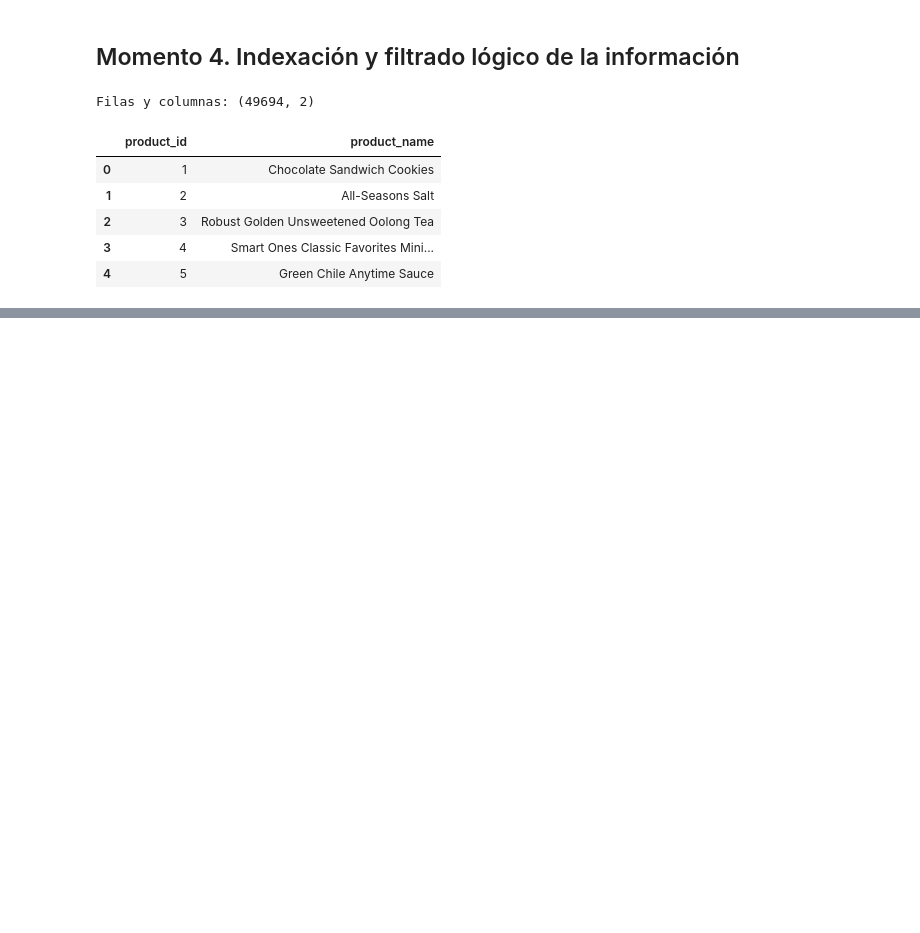
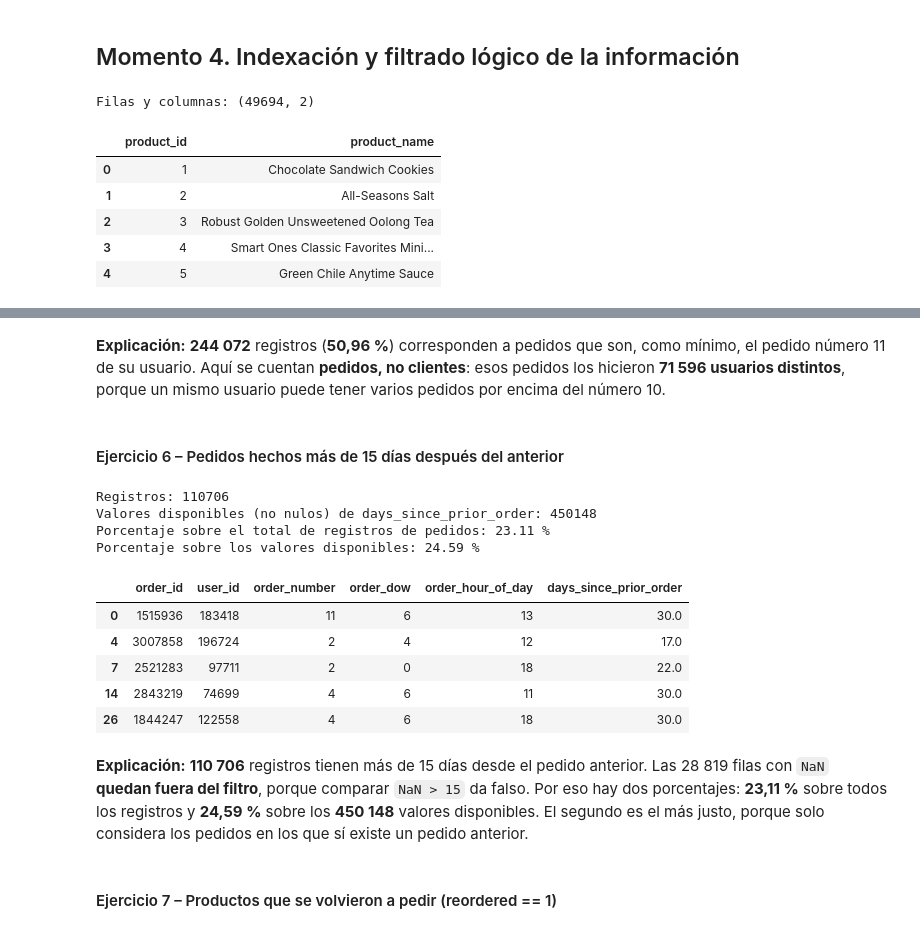
Before and after one commit to LPAMENDEZ/instacart.analisis, a Jupyter notebook: notebooks/01_exploracion_instacart.ipynb, the cells around one changed output, grey strips where cells are left out. Cells and saved outputs as stored; diff of their text form; code cells hidden in the pictures; blank space fills up the shorter version.

```diff
--- a/notebooks/01_exploracion_instacart.ipynb
+++ b/notebooks/01_exploracion_instacart.ipynb
@@ -395,0 +495,28 @@ Filas y columnas: (49694, 2)
+# %% [markdown]
+**Explicación:** **244 072** registros (**50,96 %**) corresponden a pedidos que son, como mínimo, el pedido número 11 de su usuario. Aquí se cuentan **pedidos, no clientes**: esos pedidos los hicieron **71 596 usuarios distintos**, porque un mismo usuario puede tener varios pedidos por encima del número 10.
+# %% [markdown]
+#### Ejercicio 6 – Pedidos hechos más de 15 días después del anterior
+# %%
+ej6 = orders.loc[orders["days_since_prior_order"] > 15]
+disponibles = orders["days_since_prior_order"].count()
+
+print("Registros:", ej6.shape[0])
+print("Valores disponibles (no nulos) de days_since_prior_order:", disponibles)
+print(f"Porcentaje sobre el total de registros de pedidos: {ej6.shape[0] / total_orders * 100:.2f} %")
+print(f"Porcentaje sobre los valores disponibles: {ej6.shape[0] / disponibles * 100:.2f} %")
+ej6.head()
+# %% [output]
+Registros: 110706
+Valores disponibles (no nulos) de days_since_prior_order: 450148
+Porcentaje sobre el total de registros de pedidos: 23.11 %
+Porcentaje sobre los valores disponibles: 24.59 %
+|  | order_id | user_id | order_number | order_dow | order_hour_of_day | days_since_prior_order |
+| 0 | 1515936 | 183418 | 11 | 6 | 13 | 30.0 |
+| 4 | 3007858 | 196724 | 2 | 4 | 12 | 17.0 |
+| 7 | 2521283 | 97711 | 2 | 0 | 18 | 22.0 |
+| 14 | 2843219 | 74699 | 4 | 6 | 11 | 30.0 |
+| 26 | 1844247 | 122558 | 4 | 6 | 18 | 30.0 |
+# %% [markdown]
+**Explicación:** **110 706** registros tienen más de 15 días desde el pedido anterior. Las 28 819 filas con `NaN` **quedan fuera del filtro**, porque comparar `NaN > 15` da falso. Por eso hay dos porcentajes: **23,11 %** sobre todos los registros y **24,59 %** sobre los **450 148** valores disponibles. El segundo es el más justo, porque solo considera los pedidos en los que sí existe un pedido anterior.
+# %% [markdown]
+#### Ejercicio 7 – Productos que se volvieron a pedir (reordered == 1)
```
Also changed, not shown: parts of 25 cells of this notebook.
